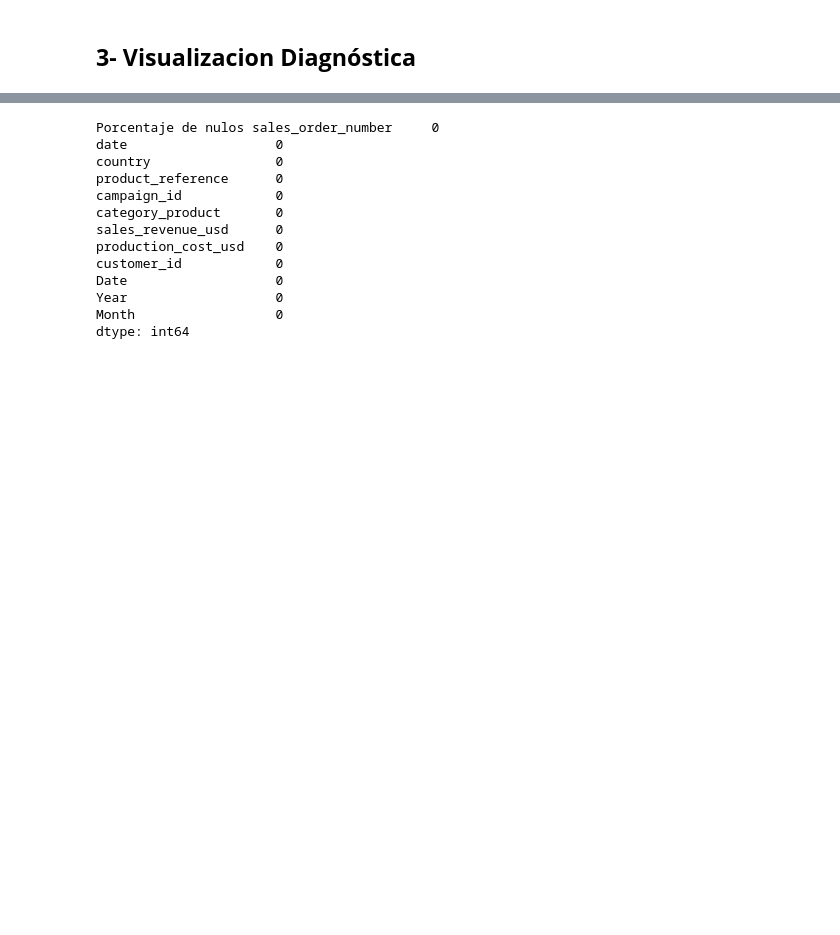
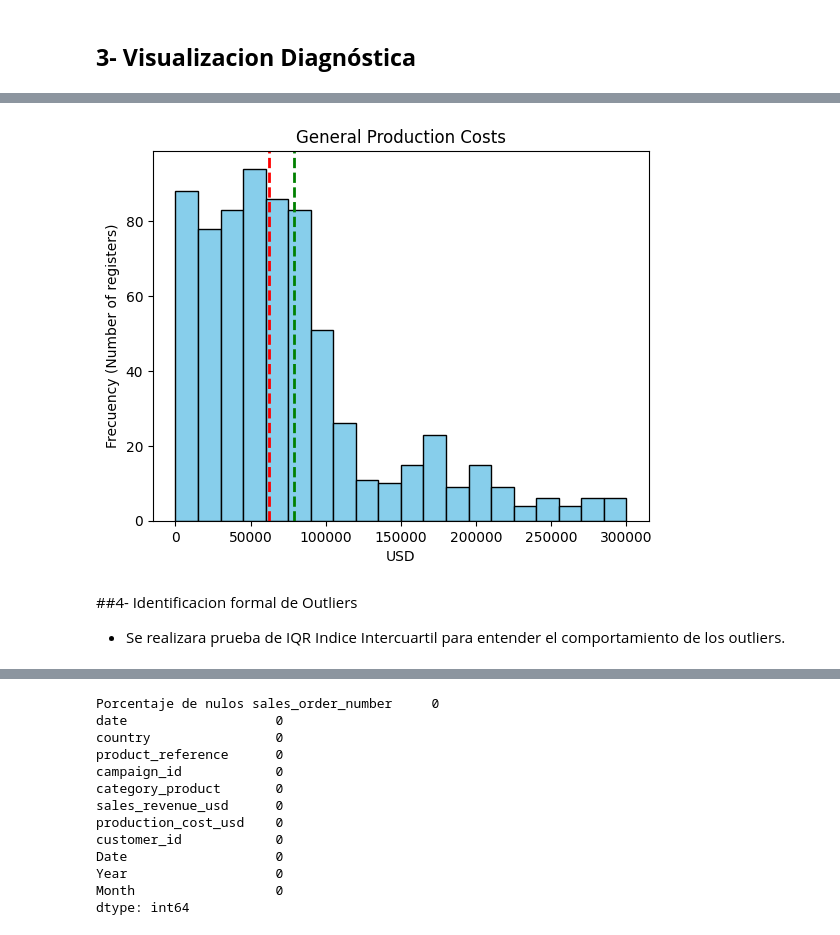
Before and after one commit to alexsandoval05/Revenue-sustainability-Chrysal, a Jupyter notebook: chrysal_profit_sustainability.ipynb, the cells around one changed output, grey strips where cells are left out. Drawn from its saved outputs; the diff is of its cells as text; code cells hidden in the pictures; blank space fills up the shorter version.

```diff
--- a/chrysal_profit_sustainability.ipynb
+++ b/chrysal_profit_sustainability.ipynb
@@ -365,3 +377,20 @@ sales_paises
+# %%
+plt.hist(sales_clean['production_cost_usd'], bins=20, color='skyblue', edgecolor='black', range=(0,300000)) # figsize=(ancho, alto)
+median_sales = sales_clean['production_cost_usd'].median()
+average_sales = sales_clean['production_cost_usd'].mean()
+
+plt.axvline(median_sales, color='red', linestyle='dashed', linewidth=2, label='Media')
+plt.axvline(average_sales, color='green', linestyle='dashed', linewidth=2, label='Mediana')
+
+plt.title('General Production Costs')
+plt.xlabel('USD')
+plt.ylabel('Frecuency (Number of registers)')
+plt.show()
+# %% [output]
+[figure, added]
+# %% [markdown]
+##4- Identificacion formal de Outliers
+- Se realizara prueba de IQR Indice Intercuartil para entender el comportamiento de los outliers.
 # %%
 sns.boxplot(data=sales_paises, x="country", y="sales_revenue_usd")
 plt.title(f'Revenue Boxplot per Country')
```
Also changed, not shown: parts of 37 cells of this notebook.
